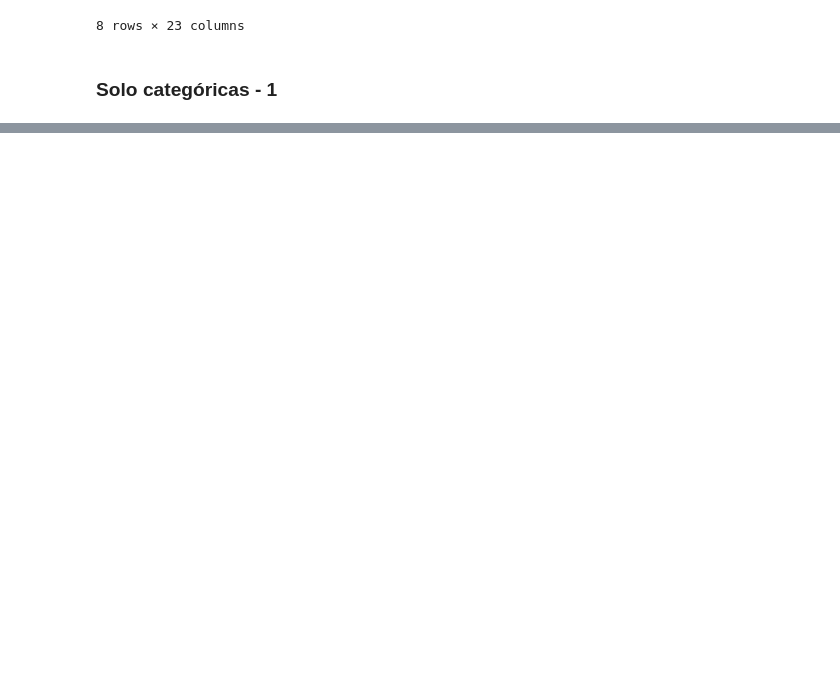
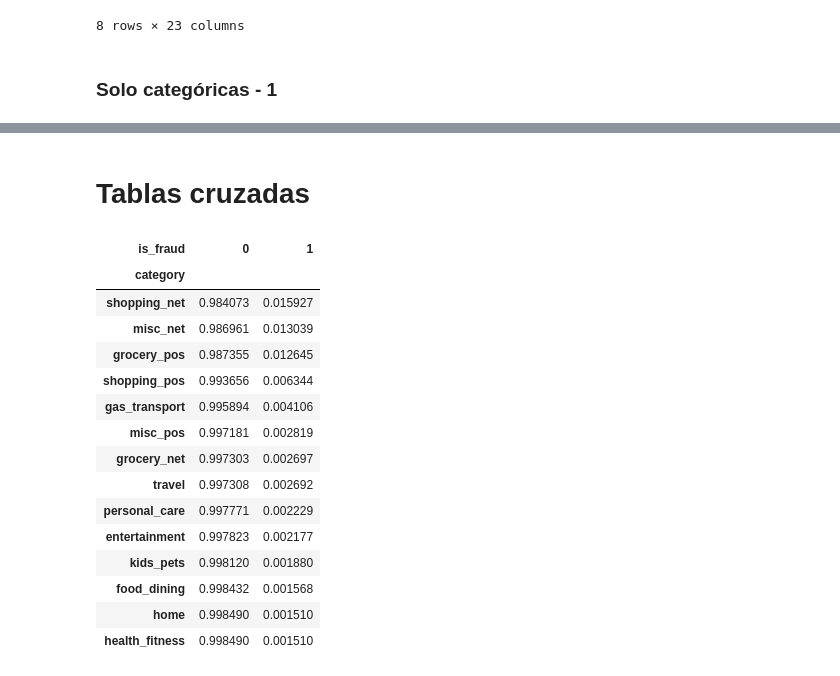
Before and after one commit to AGM54/PROYECTO1, a Jupyter notebook: plusTI.ipynb, the cells around one changed output, grey strips where cells are left out. Drawn from its saved outputs; the diff is of its cells as text; code cells hidden in the pictures; blank space fills up the shorter version.

```diff
--- a/plusTI.ipynb
+++ b/plusTI.ipynb
@@ -266,0 +314,21 @@ Created in <span style='font-weight:600;margin-left:4px;'>Deepnote</span></a>
+# %% [markdown]
+# Tablas cruzadas
+# %%
+pd.crosstab(sds.category, sds.is_fraud, normalize='index').sort_values(1, ascending=False)
+# %% [output]
+| is_fraud | 0 | 1 |
+| category |  |  |
+| shopping_net | 0.984073 | 0.015927 |
+| misc_net | 0.986961 | 0.013039 |
+| grocery_pos | 0.987355 | 0.012645 |
+| shopping_pos | 0.993656 | 0.006344 |
+| gas_transport | 0.995894 | 0.004106 |
+| misc_pos | 0.997181 | 0.002819 |
+| grocery_net | 0.997303 | 0.002697 |
+| travel | 0.997308 | 0.002692 |
+| personal_care | 0.997771 | 0.002229 |
+| entertainment | 0.997823 | 0.002177 |
+| kids_pets | 0.998120 | 0.001880 |
+| food_dining | 0.998432 | 0.001568 |
+| home | 0.998490 | 0.001510 |
+| health_fitness | 0.998490 | 0.001510 |
```
Also changed, not shown: parts of 15 cells of this notebook.
